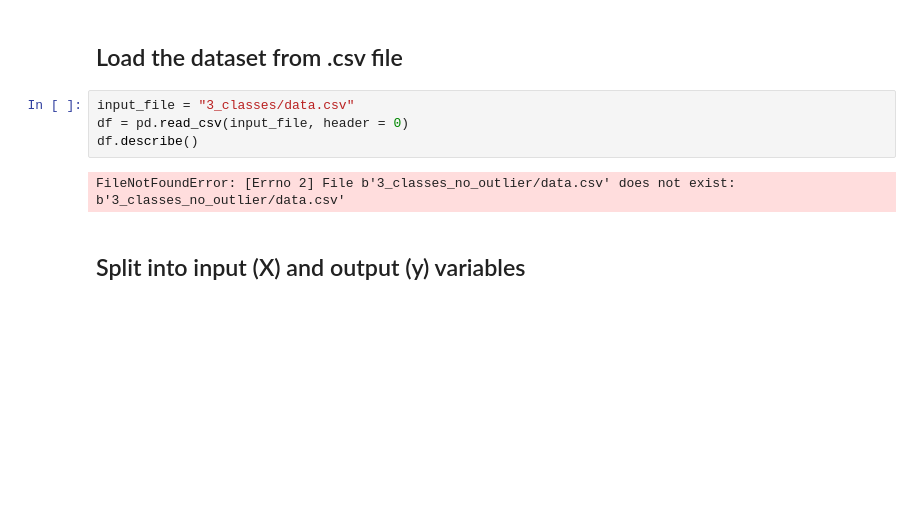
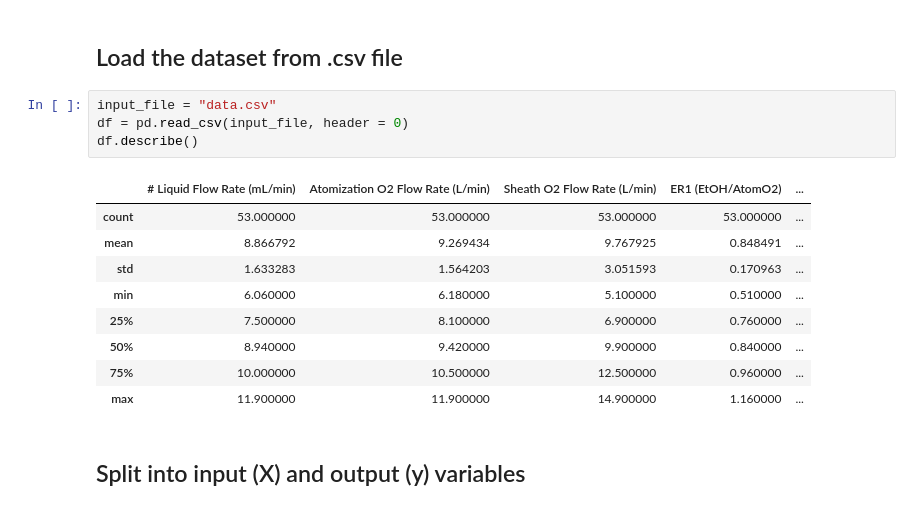
Before and after one commit to SnowballAntrobus/FlameSprayAnalysis, a Jupyter notebook: 3_classes/project.ipynb, the cells around one changed output. Cells and saved outputs as stored; diff of their text form; blank space fills up the shorter version.

```diff
--- a/3_classes/project.ipynb
+++ b/3_classes/project.ipynb
@@ -18,11 +18,19 @@ from mpl_toolkits.mplot3d import Axes3D
 # %% [markdown]
 ## Load the dataset from .csv file
 # %%
-input_file = "3_classes/data.csv"
+input_file = "data.csv"
 df = pd.read_csv(input_file, header = 0)
 df.describe()
 # %% [output]
-FileNotFoundError: [Errno 2] File b'3_classes_no_outlier/data.csv' does not exist: b'3_classes_no_outlier/data.csv'
+|  | # Liquid Flow Rate (mL/min) | Atomization O2 Flow Rate (L/min) | Sheath O2 Flow Rate (L/min) | ER1 (EtOH/AtomO2) | ... |
+| count | 53.000000 | 53.000000 | 53.000000 | 53.000000 | ... |
+| mean | 8.866792 | 9.269434 | 9.767925 | 0.848491 | ... |
+| std | 1.633283 | 1.564203 | 3.051593 | 0.170963 | ... |
+| min | 6.060000 | 6.180000 | 5.100000 | 0.510000 | ... |
+| 25% | 7.500000 | 8.100000 | 6.900000 | 0.760000 | ... |
+| 50% | 8.940000 | 9.420000 | 9.900000 | 0.840000 | ... |
+| 75% | 10.000000 | 10.500000 | 12.500000 | 0.960000 | ... |
+| max | 11.900000 | 11.900000 | 14.900000 | 1.160000 | ... |
 # %% [markdown]
 ## Split into input (X) and output (y) variables
 # %%
```
Also changed, not shown: parts of 11 cells of this notebook, 2 other files.
